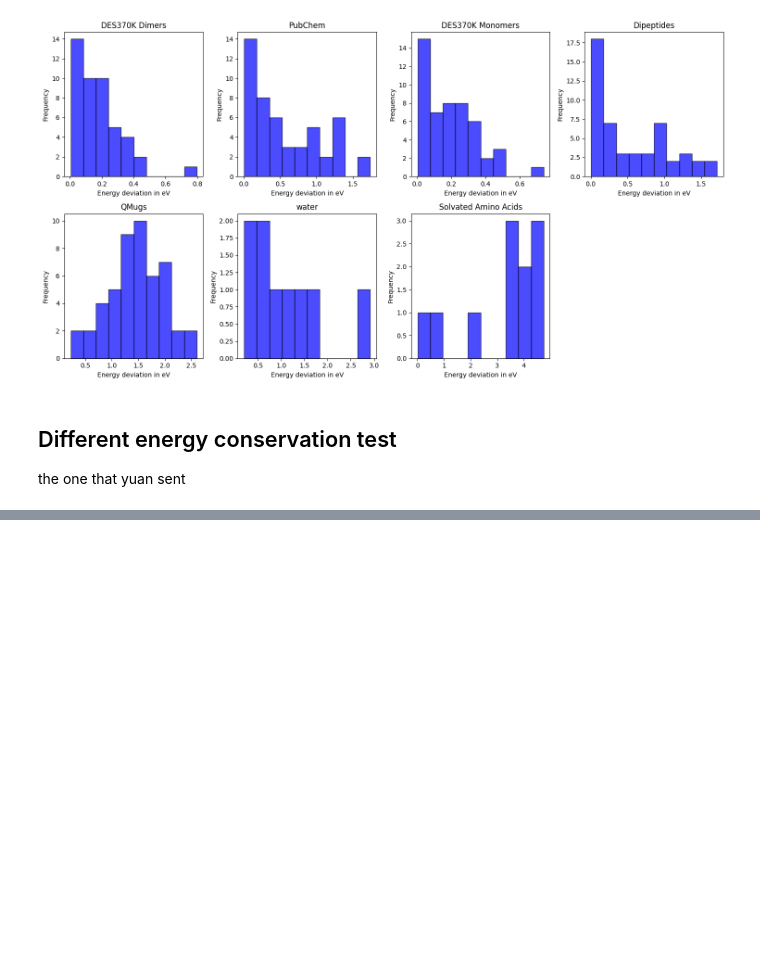
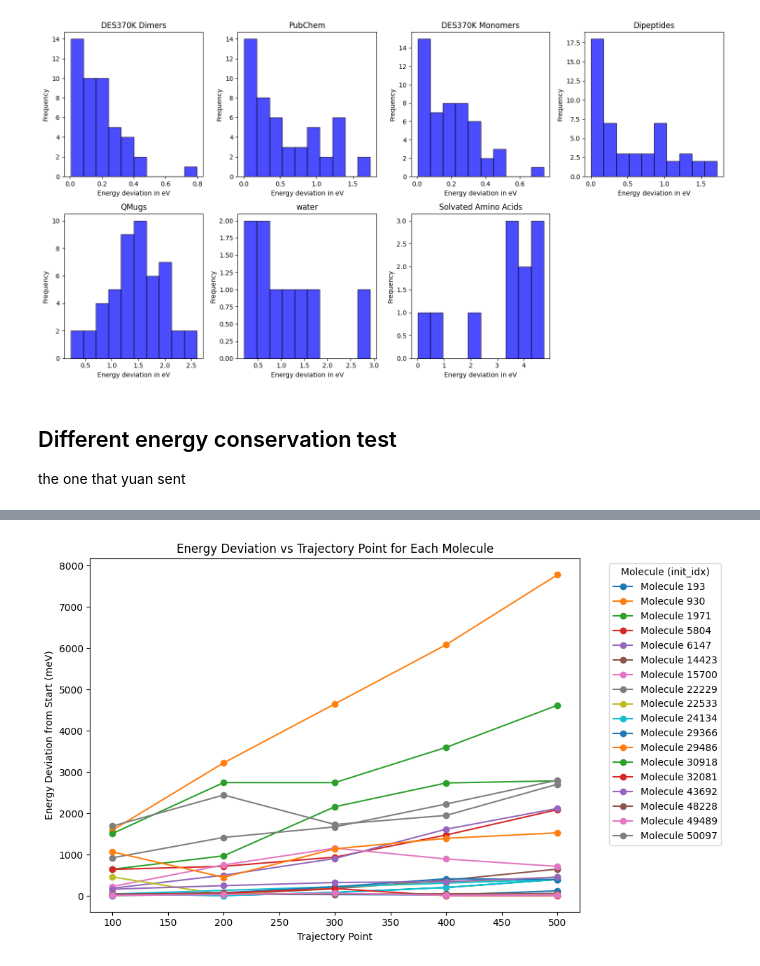
Before and after one commit to christine-zhang1/mdsim, a Jupyter notebook: md_scripts/sim_analysis.ipynb, the cells around one changed output, grey strips where cells are left out. Drawn from its saved outputs; the diff is of its cells as text; code cells hidden in the pictures; blank space fills up the shorter version.

```diff
--- a/md_scripts/sim_analysis.ipynb
+++ b/md_scripts/sim_analysis.ipynb
@@ -553,0 +607,33 @@ total_deviation / (n*N)
+# %%
+# Load the CSV file into a DataFrame
+file_path = "records_spice_molecules_set/gemnet_dt_full_traj.csv"  # Replace with your actual file path
+df = pd.read_csv(file_path)
+
+df["energy deviation from start (meV)"] = df["energy deviation from start (meV)"].abs()
+
+# Group by 'init_idx' to handle each molecule separately
+groups = df.groupby('init_idx')
+
+# Set up the plot
+plt.figure(figsize=(10, 6))
+
+# Loop through each group and plot the data
+for name, group in groups:
+    plt.plot(
+        group["traj_point"],
+        group["energy deviation from start (meV)"],
+        marker='o',
+        label=f'Molecule {name}'
+    )
+
+# Customize the plot
+plt.xlabel("Trajectory Point")
+plt.ylabel("Energy Deviation from Start (meV)")
+plt.title("Energy Deviation vs Trajectory Point for Each Molecule")
+plt.legend(title="Molecule (init_idx)", bbox_to_anchor=(1.05, 1), loc='upper left')
+plt.tight_layout()
+
+# Show the plot
+plt.show()
+# %% [output]
+[figure, added]
```
Also changed, not shown: parts of 8 cells of this notebook, 6 other files.
